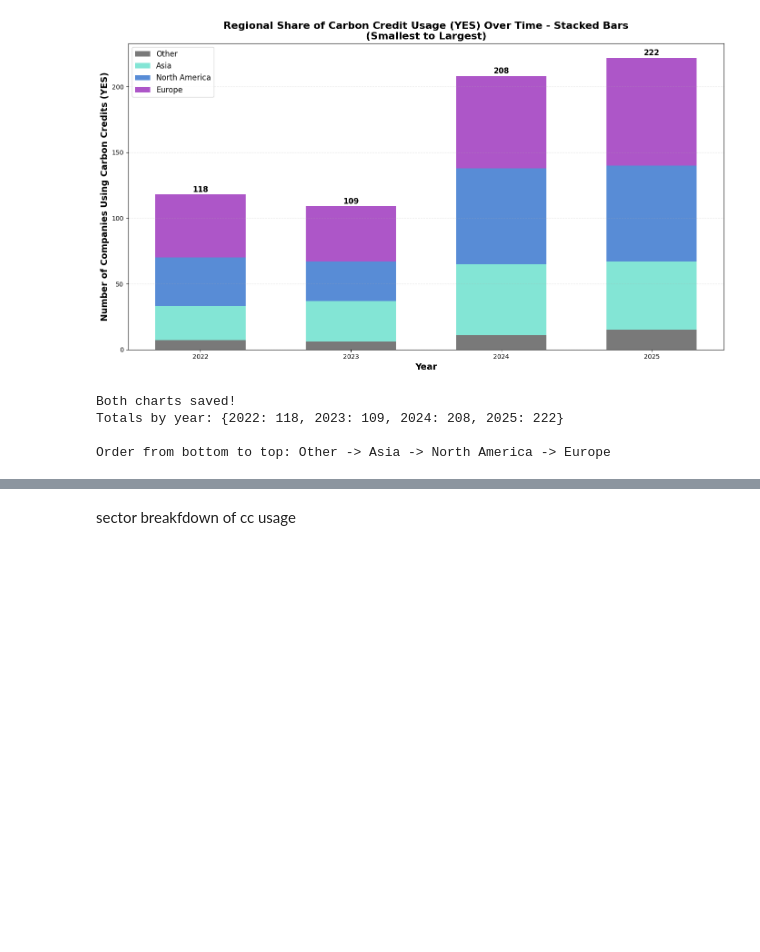
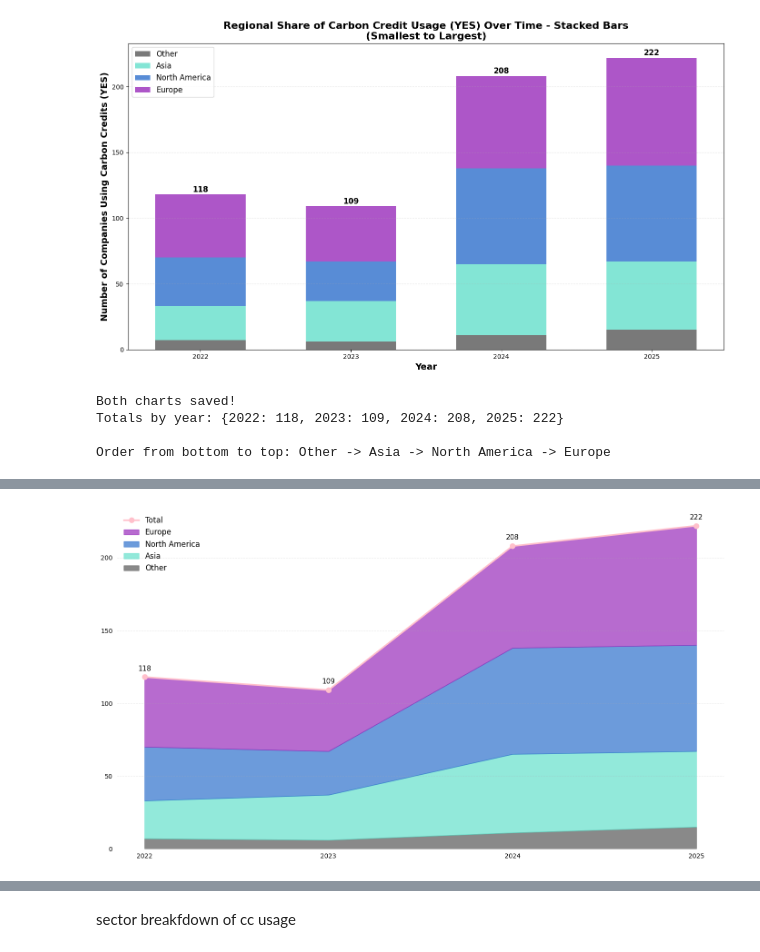
Before and after one commit to aniniaa/GF500_research_perliminary_data_analysis, a Jupyter notebook: waterfall.ipynb, the cells around one changed output, grey strips where cells are left out. Drawn from its saved outputs; the diff is of its cells as text; code cells hidden in the pictures; blank space fills up the shorter version.

Commit message:
regional and stats and for some reason a bunch of others

```diff
--- a/waterfall.ipynb
+++ b/waterfall.ipynb
@@ -4497,3 +4497,79 @@ Both charts saved!
 Totals by year: {2022: 118, 2023: 109, 2024: 208, 2025: 222}
 
 Order from bottom to top: Other -> Asia -> North America -> Europe
+# %%
+import matplotlib.pyplot as plt
+import numpy as np
+
+plt.rcParams['font.family'] = 'Open Sans'
+plt.rcParams['font.weight'] = 'light'
+
+years = [2022, 2023, 2024, 2025]
+yes_asia = [26, 31, 54, 52]
+yes_europe = [48, 42, 70, 82]
+yes_na = [37, 30, 73, 73]
+yes_other = [7, 6, 11, 15]
+
+fig, ax = plt.subplots(figsize=(14, 8), facecolor='none')
+ax.patch.set_alpha(0)
+
+ax.spines['top'].set_visible(False)
+ax.spines['right'].set_visible(False)
+ax.spines['bottom'].set_visible(False)
+ax.spines['left'].set_visible(False)
+
+color_asia = "#64DFCB"
+color_europe = "#992CBB"
+color_na = "#2E70CC"
+color_other = "#575757"
+
+# Stacked areas
+ax.fill_between(years, 0, yes_other,
+                label='Other', color=color_other, alpha=0.7)
+
+ax.fill_between(years,
+                yes_other,
+                np.array(yes_other) + np.array(yes_asia),
+                label='Asia', color=color_asia, alpha=0.7)
+
+ax.fill_between(years,
+                np.array(yes_other) + np.array(yes_asia),
+                np.array(yes_other) + np.array(yes_asia) + np.array(yes_na),
+                label='North America', color=color_na, alpha=0.7)
+
+ax.fill_between(years,
+                np.array(yes_other) + np.array(yes_asia) + np.array(yes_na),
+                np.array(yes_other) + np.array(yes_asia) + np.array(yes_na) + np.array(yes_europe),
+                label='Europe', color=color_europe, alpha=0.7)
+
+# Total line
+totals = [sum(x) for x in zip(yes_asia, yes_europe, yes_na, yes_other)]
+ax.plot(years, totals, color='pink', linewidth=2.5,
+        marker='o', markersize=8, label='Total')
+
+# Value labels
+for year, total in zip(years, totals):
+    ax.annotate(str(total), (year, total),
+                textcoords="offset points",
+                xytext=(0, 10),
+                ha='center',
+                fontsize=11)
+
+# Legend (reversed order)
+handles, labels = ax.get_legend_handles_labels()
+ax.legend(handles[::-1], labels[::-1],
+          loc='upper left',
+          fontsize=12,
+          frameon=False)
+
+# Formatting
+ax.grid(True, alpha=0.3, linestyle='--', axis='y')
+ax.set_xticks(years)
+ax.set_ylim(bottom=0)
+ax.tick_params(left=False, bottom=False)
+
+plt.tight_layout()
+plt.savefig('cc_yes_stacked_area_ordered.png',
+            dpi=300, bbox_inches='tight', transparent=True)
+plt.show()
+# %% [output]
@@ -4499,0 +4593 @@ Order from bottom to top: Other -> Asia -> North America -> Europe
+[figure, added]
```
Also changed, not shown: parts of 9 cells of this notebook, 9 other files.
